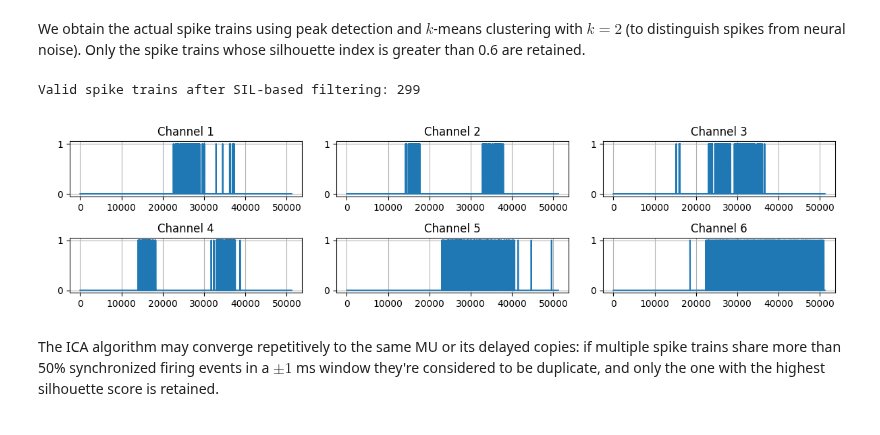
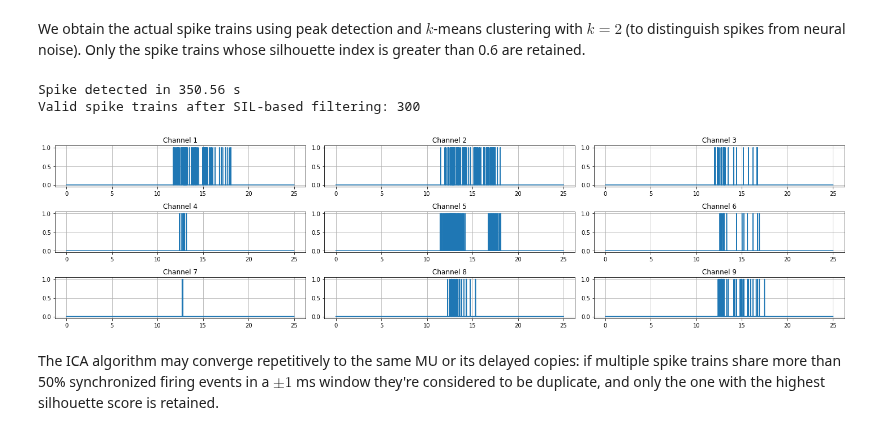
Before and after one commit to nihil21/semg-bss, a Jupyter notebook: Decomposition of sEMG signals.ipynb, the cells around one changed output. Cells and saved outputs as stored; diff of their text form; code cells hidden in the pictures.

```diff
--- a/Decomposition of sEMG signals.ipynb
+++ b/Decomposition of sEMG signals.ipynb
@@ -123,23 +112,14 @@ sep_mtx = ica_npz["sep_mtx"]
 # %% [markdown]
 We obtain the actual spike trains using peak detection and $k$-means clustering with $k=2$ (to distinguish spikes from neural noise). Only the spike trains whose silhouette index is greater than 0.6 are retained.
-# %%
-# spike_train = hyser.spike_detection(emg_sep, threshold=0.6, verbose=True)
-spike_train = np.load(os.path.join(
-    CACHE_DIR, f"spike_train_subject01_session1_task{finger}_trial{trial}_muscle{muscle}.npy"
-))
-# np.save(
-#     os.path.join(CACHE_DIR, f"spike_train_subject01_session1_task{finger}_trial{trial}_muscle{muscle}.npy"),
-#     spike_train
-# )
-print("Valid spike trains after SIL-based filtering:", spike_train.shape[0])
-
-hyser.plot_signals(
-    spike_train[RNG.choice(emg.shape[0], 6, replace=False)],
-    n_cols=3,
-    fig_size=(12, 3)
-)
-# %% [output]
-Valid spike trains after SIL-based filtering: 299
-[figure, removed]
+# %%
+sil_th = 0.6
+spike_train = hyser.spike_detection(emg_sep, sil_th, seed=SEED, verbose=True)
+print("Valid spike trains after SIL-based filtering:", spike_train.shape[0])
+
+hyser.plot_signal(spike_train[:9], FS_EMG, n_cols=3, fig_size=(20, 5))
+# %% [output]
+Spike detected in 350.56 s
+Valid spike trains after SIL-based filtering: 300
+[figure, added]
 # %% [markdown]
 The ICA algorithm may converge repetitively to the same MU or its delayed copies: if multiple spike trains share more than 50% synchronized firing events in a $\pm1$ ms window they're considered to be duplicate, and only the one with the highest silhouette score is retained.
```
Also changed, not shown: parts of 17 cells of this notebook, 13 other files.
